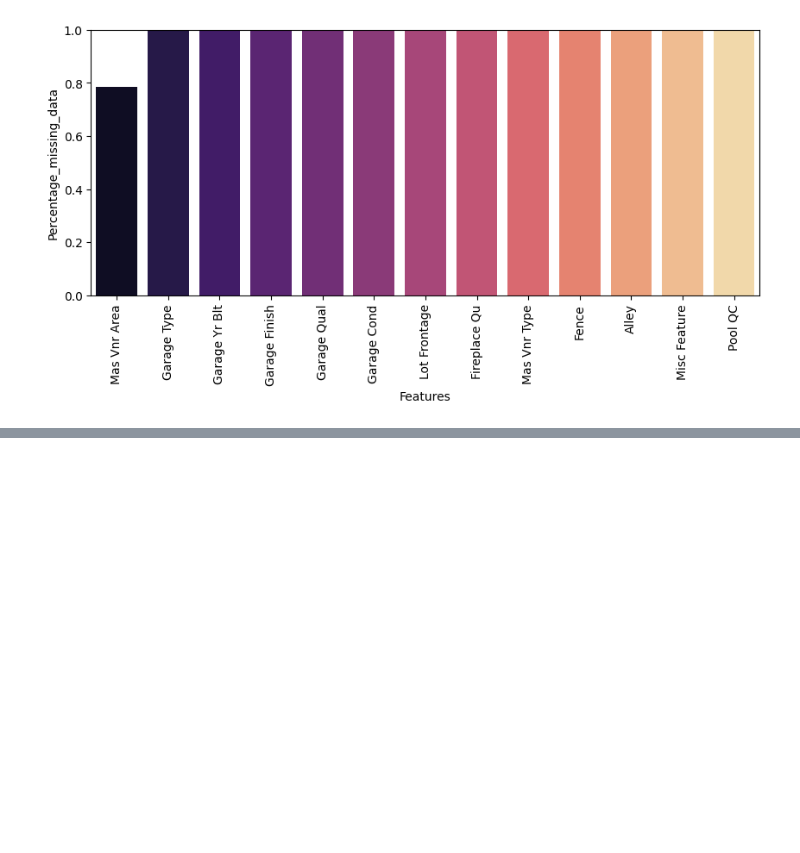
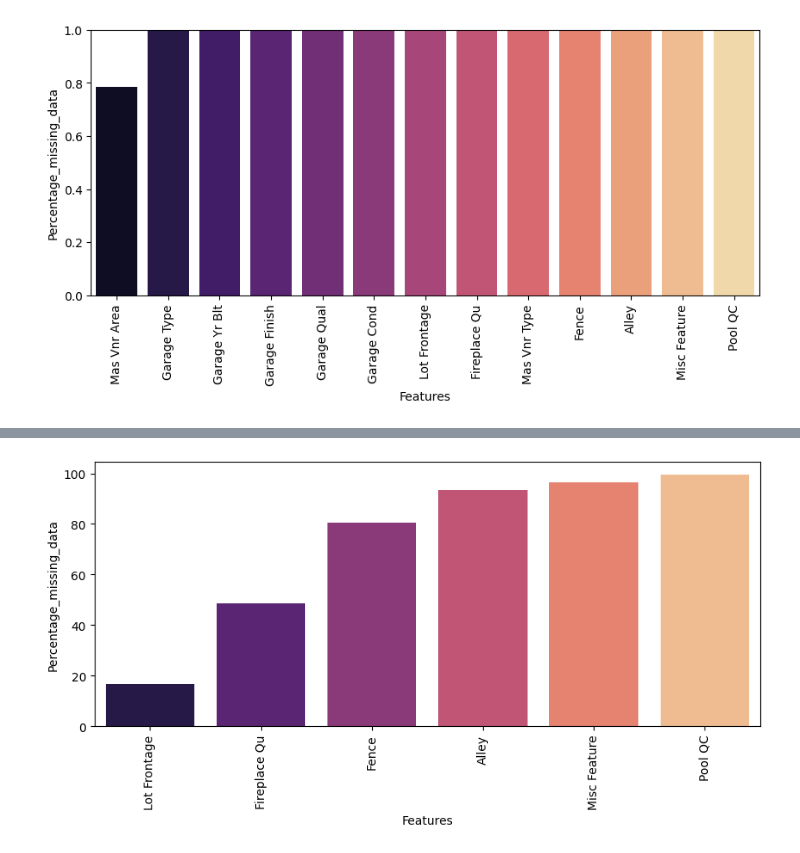
Before and after one commit to AlexTmbMifi/ML_basic, a Jupyter notebook: FeaturesEngineering.ipynb, the cells around one changed output, grey strips where cells are left out. Cells and saved outputs as stored; diff of their text form; code cells hidden in the pictures; blank space fills up the shorter version.

```diff
--- a/FeaturesEngineering.ipynb
+++ b/FeaturesEngineering.ipynb
@@ -379,0 +395,12 @@ plt.xticks(rotation=90);
+# %%
+df['Garage Yr Blt'] = df['Garage Yr Blt'].fillna(0)
+# %%
+percent_nan = percent_missing(df)
+# %%
+fig, ax = plt.subplots(figsize=(10, 4))
+plt.xlabel('Features')
+plt.ylabel('Percentage_missing_data')
+sns.barplot(x=percent_nan.index, y=percent_nan, hue=percent_nan.index, palette='magma')
+plt.xticks(rotation=90);
+# %% [output]
+[figure, added]
```
Also changed, not shown: parts of 23 cells of this notebook.
